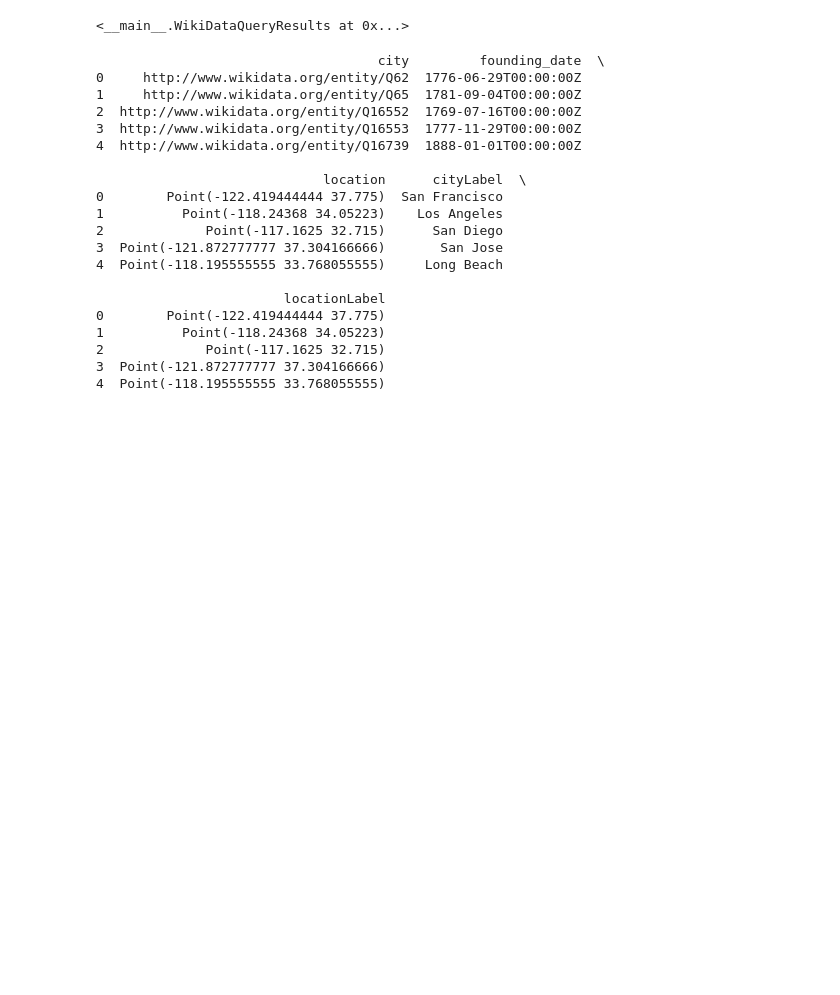
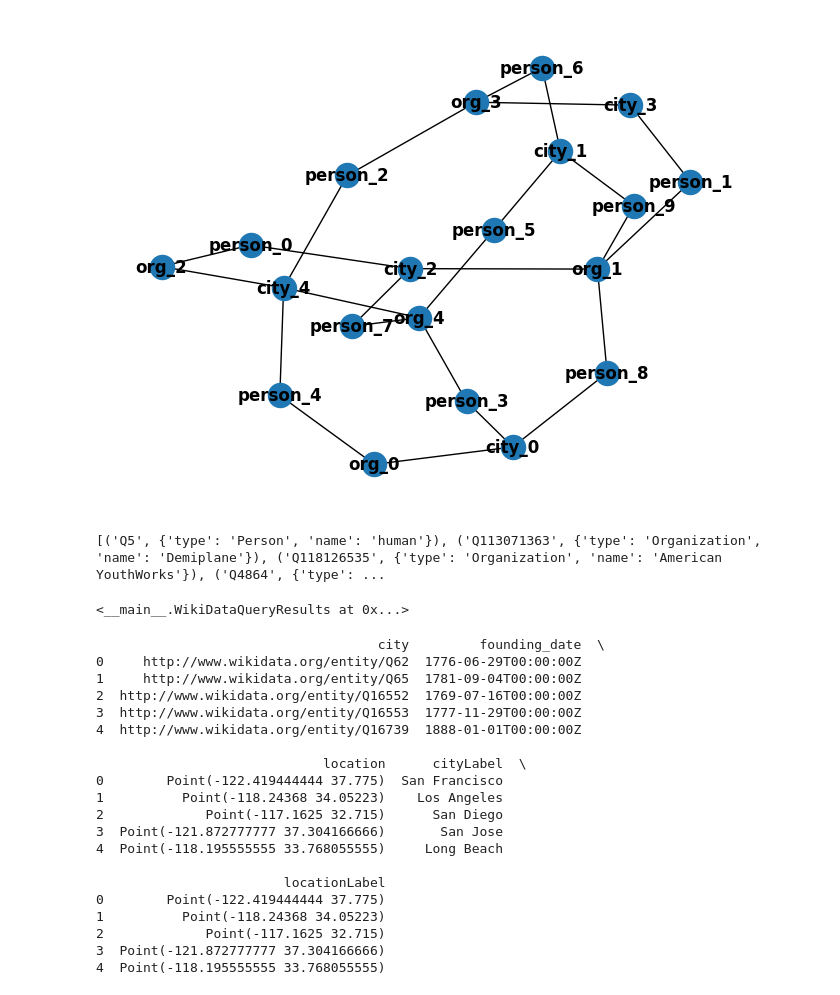
Before and after one commit to graphgeeks-lab/graphfaker, a Jupyter notebook: notebook/wikidata.ipynb, the cells around one changed output. Saved outputs shown, nothing was run; the diff lists cells and outputs as text; code cells hidden in the pictures; blank space fills up the shorter version.

```diff
--- a/notebook/wikidata.ipynb
+++ b/notebook/wikidata.ipynb
@@ -7,0 +6,11 @@ ModuleNotFoundError: No module named 'requests'
+# %%
+import networkx as nx
+import requests
+import json
+import random
+from faker import Faker
+
+fake = Faker()
+
+WIKIDATA_SPARQL_URL = "https://query.wikidata.org/sparql"
+OVERPASS_API_URL = "http://overpass-api.de/api/interpreter"
@@ -7,0 +97,7 @@ ModuleNotFoundError: No module named 'requests'
+# %%
+G_people = Graphfaker.generate_people(10)
+G_fake_places = Graphfaker.generate_places(5)
+G_fake_orgs = Graphfaker.generate_organizations(5)
+
+Graphfaker.connect_people_to_organizations(G_people, list(G_people.nodes), list(G_fake_orgs.nodes))
+Graphfaker.connect_people_to_places(G_people, list(G_people.nodes), list(G_fake_places.nodes))
@@ -7,0 +108,8 @@ ModuleNotFoundError: No module named 'requests'
+# %%
+nx.draw(G_people, with_labels=True, font_weight="bold")
+# %% [output]
+[figure, added]
+# %%
+print(ceos_and_companies.nodes(data=True))
+# %% [output]
+[('Q5', {'type': 'Person', 'name': 'human'}), ('Q113071363', {'type': 'Organization', 'name': 'Demiplane'}), ('Q118126535', {'type': 'Organization', 'name': 'American YouthWorks'}), ('Q4864', {'type': ...
```
Also changed, not shown: parts of 9 cells of this notebook, 4 other files.
